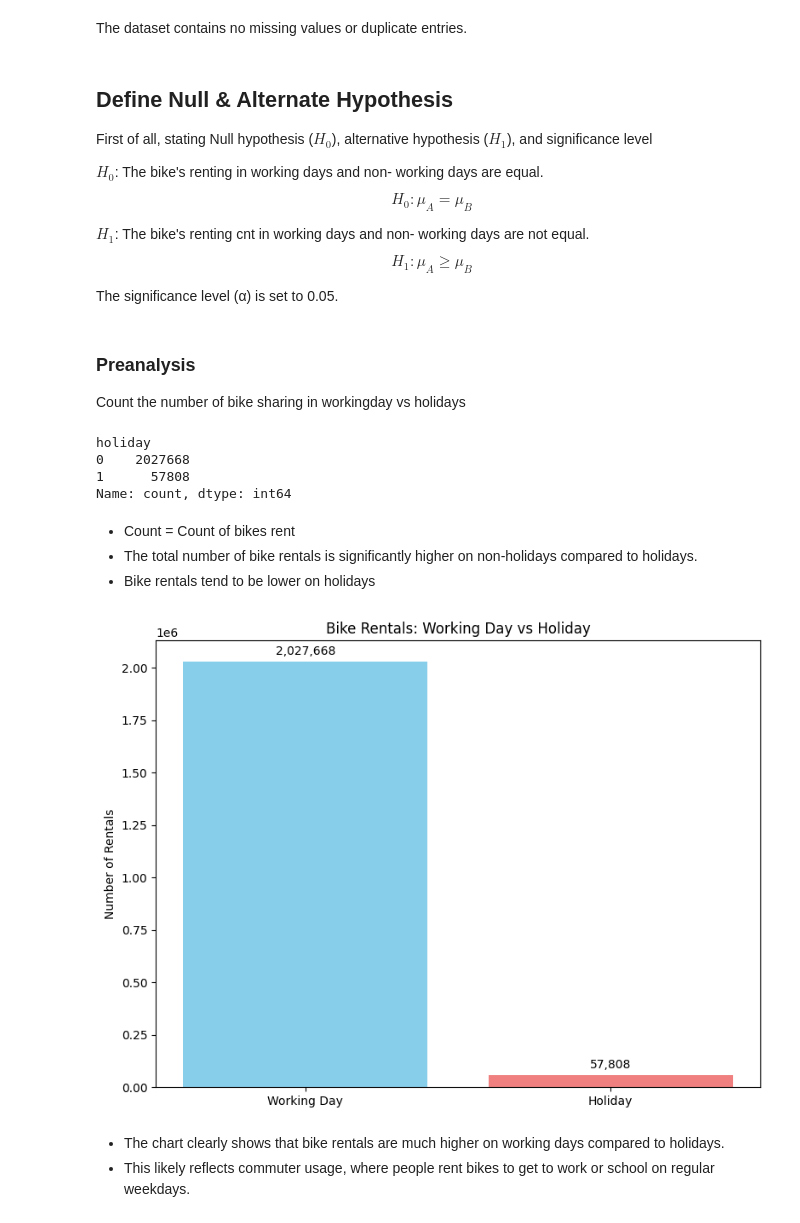
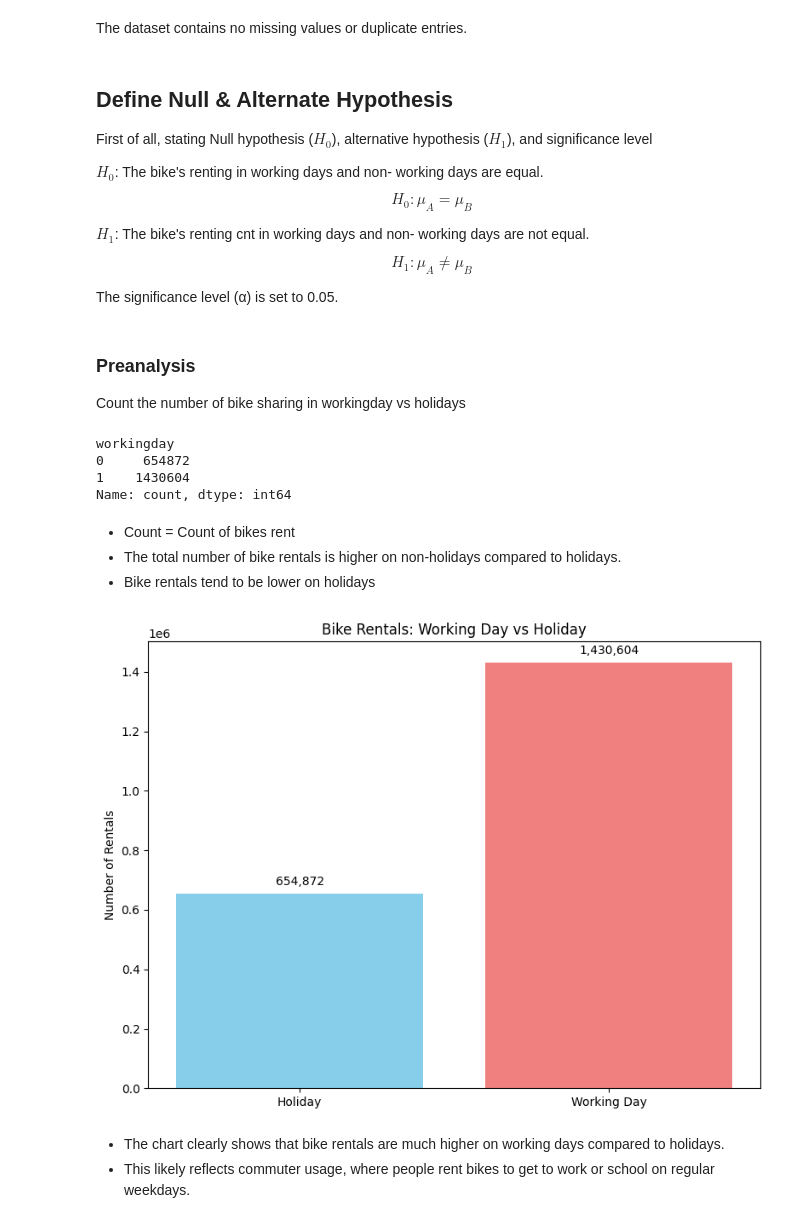
Before and after one commit to nawar27/Bike-Rentals, a Jupyter notebook: bike_rental_2.ipynb, the cells around one changed output. Saved outputs shown, nothing was run; the diff lists cells and outputs as text; code cells hidden in the pictures.

```diff
--- a/bike_rental_2.ipynb
+++ b/bike_rental_2.ipynb
@@ -108,7 +108,8 @@ $H_0$: The bike's renting in working days and non- working days are equal.
 $$ H_0:\mu_A = \mu_B $$
 
 $H_1$: The bike's renting cnt in working days and non- working days are not equal.
-$$ H_1:\mu_A \geq \mu_B $$
+$$ H_1:\mu_A \ne \mu_B $$
+
 
 The significance level (α) is set to 0.05.
 # %% [markdown]
@@ -116,40 +117,39 @@ The significance level (α) is set to 0.05.
 
 Count the number of bike sharing in workingday vs holidays
 # %%
-df_groupby = df.groupby('holiday')['count'].sum()
+df_groupby = df.groupby('workingday')['count'].sum()
+df_groupby
+# %% [output]
+workingday
+0     654872
+1    1430604
+Name: count, dtype: int64
-# %%
-df_groupby
-# %% [output]
-holiday
-0    2027668
-1      57808
-Name: count, dtype: int64
 # %% [markdown]
 - Count = Count of bikes rent
-- The total number of bike rentals is significantly higher on non-holidays compared to holidays.
+- The total number of bike rentals is higher on non-holidays compared to holidays.
 - Bike rentals tend to be lower on holidays
 # %%
 import matplotlib.pyplot as plt
 
 # Data
-labels = ['Working Day', 'Holiday']
+labels = ['Holiday', 'Working Day']
 counts = df_groupby
 
 # Plotting
 plt.figure(figsize=(8, 6))
 bars = plt.bar(labels, counts, color=['skyblue', 'lightcoral'])
 
 # Adding values on top of the bars
 for bar in bars:
     yval = bar.get_height()
     plt.text(bar.get_x() + bar.get_width()/2, yval + 20000, f'{yval:,}', ha='center', va='bottom')
 
 plt.title('Bike Rentals: Working Day vs Holiday')
 plt.ylabel('Number of Rentals')
 plt.tight_layout()
 plt.show()
 # %% [output]
-[figure, old version]
+[figure, new version]
 # %% [markdown]
 - The chart clearly shows that bike rentals are much higher on working days compared to holidays.
 - This likely reflects commuter usage, where people rent bikes to get to work or school on regular weekdays.
```
Also changed, not shown: parts of 3 cells of this notebook, 3 other files.
